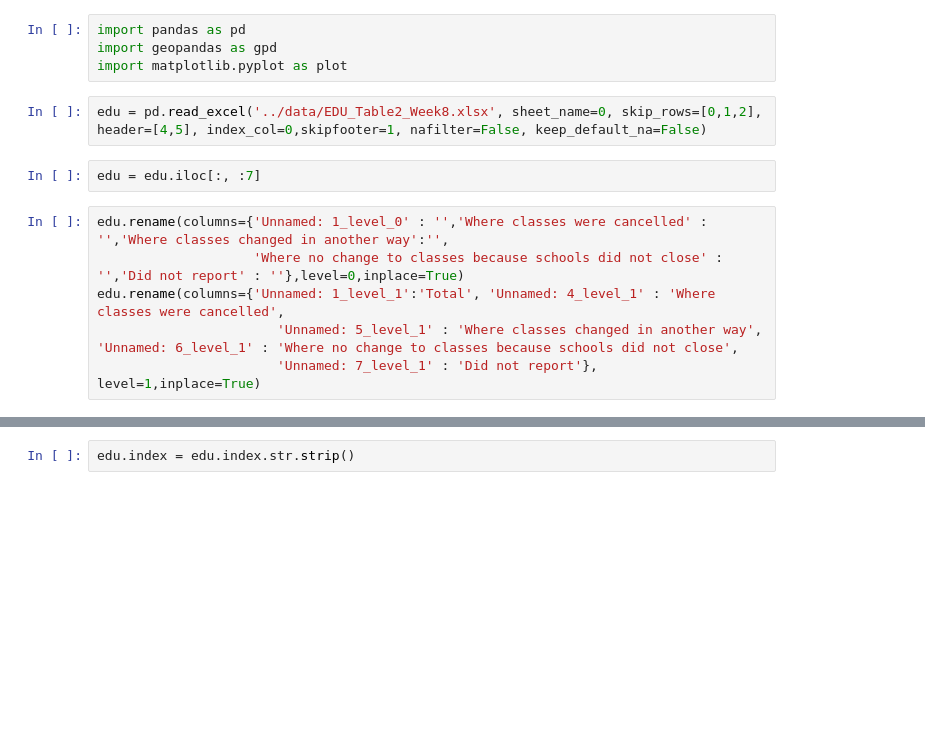
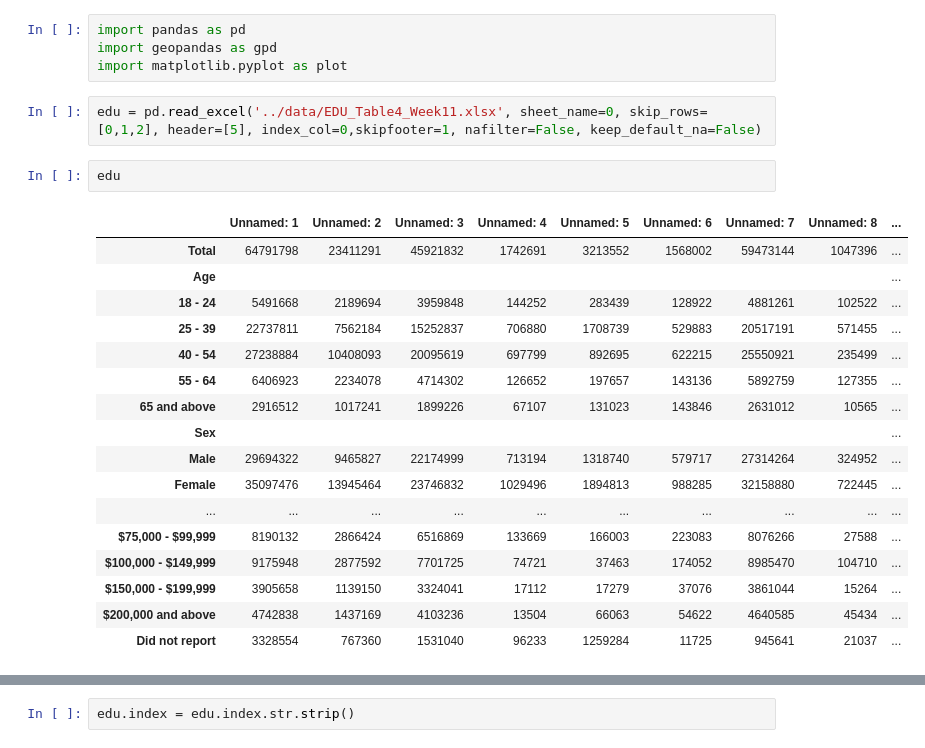
Before and after one commit to AnGWar26/icsd-pulse, a Jupyter notebook: notebooks/clean_data_edu.ipynb, the cells around one changed output, grey strips where cells are left out. Cells and saved outputs as stored; diff of their text form; blank space fills up the shorter version.

Commit message:
update edu data processing

```diff
--- a/notebooks/clean_data_edu.ipynb
+++ b/notebooks/clean_data_edu.ipynb
@@ -3,12 +3,24 @@ import pandas as pd
 import geopandas as gpd
 import matplotlib.pyplot as plot
 # %%
-edu = pd.read_excel('../data/EDU_Table2_Week8.xlsx', sheet_name=0, skip_rows=[0,1,2], header=[4,5], index_col=0,skipfooter=1, nafilter=False, keep_default_na=False)
+edu = pd.read_excel('../data/EDU_Table4_Week11.xlsx', sheet_name=0, skip_rows=[0,1,2], header=[5], index_col=0,skipfooter=1, nafilter=False, keep_default_na=False)
-# %%
-edu = edu.iloc[:, :7]
-# %%
-edu.rename(columns={'Unnamed: 1_level_0' : '','Where classes were cancelled' : '','Where classes changed in another way':'',
-                    'Where no change to classes because schools did not close' : '','Did not report' : ''},level=0,inplace=True)
-edu.rename(columns={'Unnamed: 1_level_1':'Total', 'Unnamed: 4_level_1' : 'Where classes were cancelled',
-                       'Unnamed: 5_level_1' : 'Where classes changed in another way', 'Unnamed: 6_level_1' : 'Where no change to classes because schools did not close',
-                       'Unnamed: 7_level_1' : 'Did not report'}, level=1,inplace=True)
+# %%
+edu
+# %% [output]
+|  | Unnamed: 1 | Unnamed: 2 | Unnamed: 3 | Unnamed: 4 | Unnamed: 5 | Unnamed: 6 | Unnamed: 7 | Unnamed: 8 | ... |
+| Total | 64791798 | 23411291 | 45921832 | 1742691 | 3213552 | 1568002 | 59473144 | 1047396 | ... |
+| Age |  |  |  |  |  |  |  |  | ... |
+| 18 - 24 | 5491668 | 2189694 | 3959848 | 144252 | 283439 | 128922 | 4881261 | 102522 | ... |
+| 25 - 39 | 22737811 | 7562184 | 15252837 | 706880 | 1708739 | 529883 | 20517191 | 571455 | ... |
+| 40 - 54 | 27238884 | 10408093 | 20095619 | 697799 | 892695 | 622215 | 25550921 | 235499 | ... |
+| 55 - 64 | 6406923 | 2234078 | 4714302 | 126652 | 197657 | 143136 | 5892759 | 127355 | ... |
+| 65 and above | 2916512 | 1017241 | 1899226 | 67107 | 131023 | 143846 | 2631012 | 10565 | ... |
+| Sex |  |  |  |  |  |  |  |  | ... |
+| Male | 29694322 | 9465827 | 22174999 | 713194 | 1318740 | 579717 | 27314264 | 324952 | ... |
+| Female | 35097476 | 13945464 | 23746832 | 1029496 | 1894813 | 988285 | 32158880 | 722445 | ... |
+| ... | ... | ... | ... | ... | ... | ... | ... | ... | ... |
+| $75,000 - $99,999 | 8190132 | 2866424 | 6516869 | 133669 | 166003 | 223083 | 8076266 | 27588 | ... |
+| $100,000 - $149,999 | 9175948 | 2877592 | 7701725 | 74721 | 37463 | 174052 | 8985470 | 104710 | ... |
+| $150,000 - $199,999 | 3905658 | 1139150 | 3324041 | 17112 | 17279 | 37076 | 3861044 | 15264 | ... |
+| $200,000 and above | 4742838 | 1437169 | 4103236 | 13504 | 66063 | 54622 | 4640585 | 45434 | ... |
+| Did not report | 3328554 | 767360 | 1531040 | 96233 | 1259284 | 11725 | 945641 | 21037 | ... |
```
Also changed, not shown: parts of 5 cells of this notebook, 2 other files.
